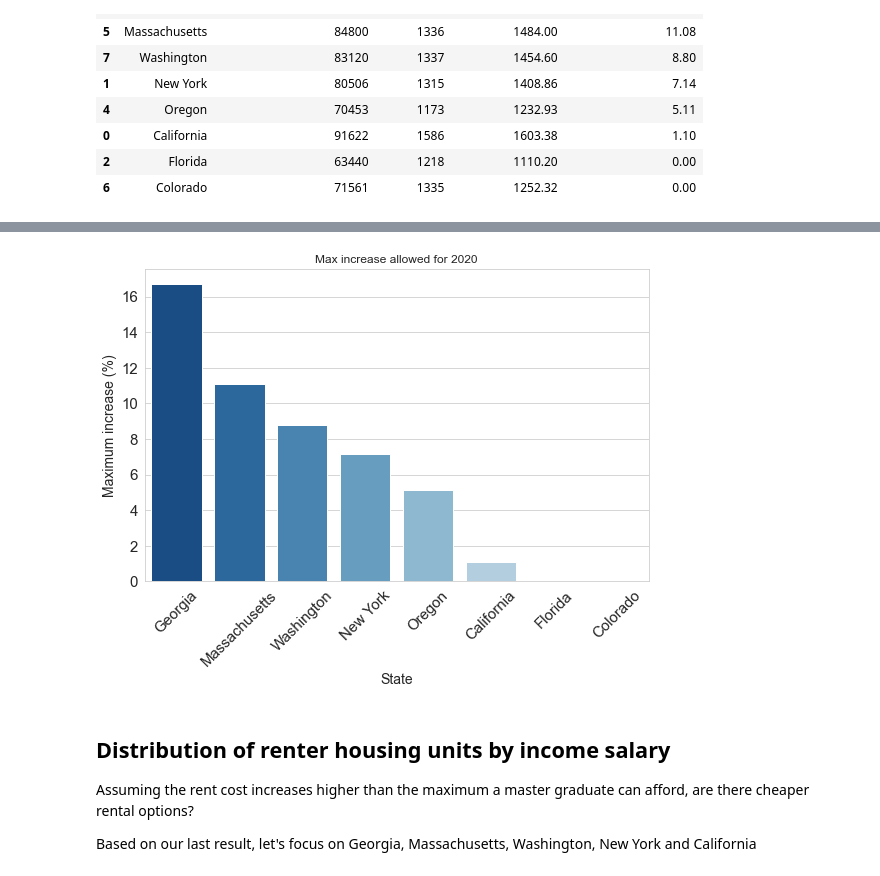
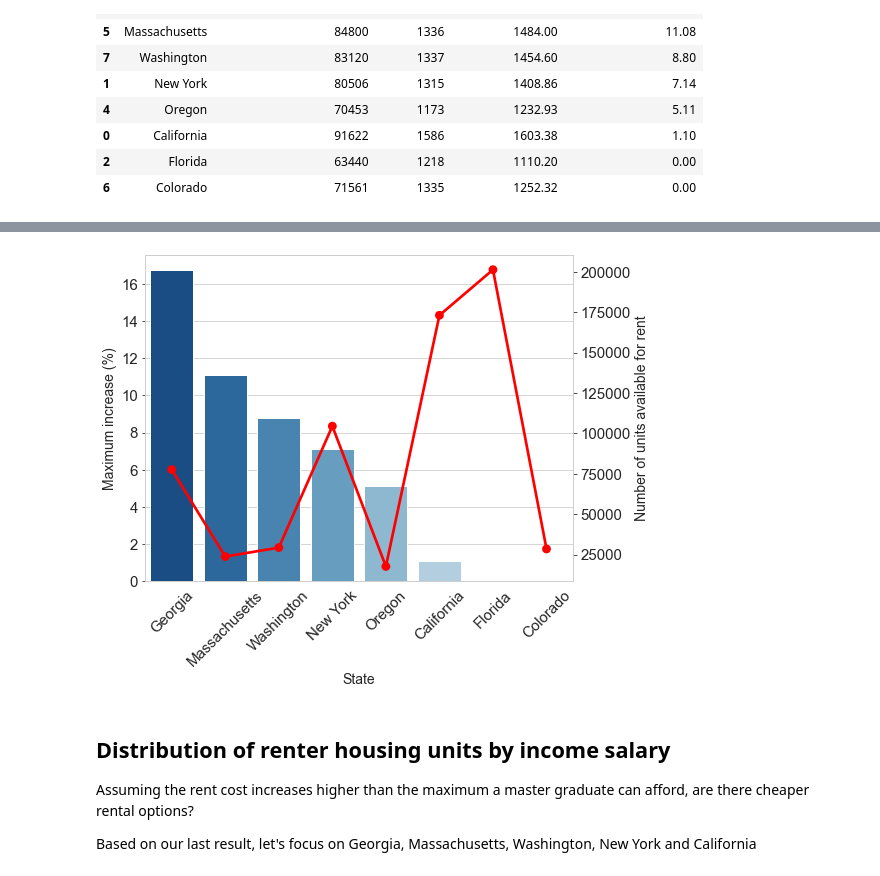
Before and after one commit to aliglara/capstone-c1-DA, a Jupyter notebook: codes/EDA_homeless_pop.ipynb, the cells around one changed output, grey strips where cells are left out. Saved outputs shown, nothing was run; the diff lists cells and outputs as text; code cells hidden in the pictures.

```diff
--- a/codes/EDA_homeless_pop.ipynb
+++ b/codes/EDA_homeless_pop.ipynb
@@ -969,3 +969,26 @@ subdata2020
 | 0 | California | 91622 | 1586 | 1603.38 | 1.10 |
 | 2 | Florida | 63440 | 1218 | 1110.20 | 0.00 |
 | 6 | Colorado | 71561 | 1335 | 1252.32 | 0.00 |
+# %%
+# How many housing units for rent are available?
+query = (
+"    SELECT upop.year, " # Extract data from census.gov and add info from ctedata
+"           upop.name_state, "
+"           sr.abbreviation, "
+"           upop.total_vacant_housing_units, "
+"           upop.total_vacant_housing_units_for_seasonal, "
+"           upop.total_vacant_housing_units_for_rent, "
+"           upop.total_vacant_housing_units_for_rent - "
+"           upop.vacant_housing_units_rented_not_occupied AS units_for_rent_available "
+"    FROM us_population as upop "
+"    LEFT JOIN state_region AS sr ON upop.id_state = sr.state "
+)
+
+units_for_rent_df = cheroku.make_query(query, "c1_capstone", credential_file)
+# %%
+short_unit_for_rent_df = units_for_rent_df[(units_for_rent_df["name_state"].isin(subdata2020["State name"].values)) & (units_for_rent_df["year"] == 2020)][["name_state" , "units_for_rent_available"]]
+# %%
+subdata2020 = pd.merge(subdata2020, short_unit_for_rent_df, how='left',
+                       left_on=["State name"], right_on=["name_state"])
+subdata2020 = subdata2020.drop("name_state", axis=1)
+subdata2020.rename({"units_for_rent_available": "Units for rent available"}, axis=1, inplace=True)
@@ -972,18 +1007,31 @@ subdata2020
 # %%
 fig, ax = plt.subplots(figsize=(20/2.54, 16/2.54))
+ax1 = ax.twinx()
 g = sns.barplot(y="Max increase Master",
                 x="State name",
                 data=subdata2020,
                 palette="Blues_r", ax=ax)
 g.set_ylabel("Maximum increase (%)", fontsize=14)
 g.set_xlabel("State", fontsize=14)
-g.set_title("Max increase allowed for 2020")
+
 g.tick_params(axis='both', which='major', labelsize=15)
 g.tick_params(axis="x", labelrotation=45)
+
+p = sns.pointplot(y="Units for rent available",
+                  x="State name",
+                  data=subdata2020,
+                  color='red',
+                  markers='o',
+                  ax=ax1
+)
+p.grid(b=False)
+
+p.set_ylabel("Number of units available for rent", fontsize=14)
+p.tick_params(axis='y', which='major', labelsize=15)
 plt.tight_layout()
 plt.show()
 # %% [output]
-[figure, old version]
+[figure, new version]
 # %% [markdown]
 ## Distribution of renter housing units by income salary
 
```
Also changed, not shown: parts of 4 cells of this notebook.
